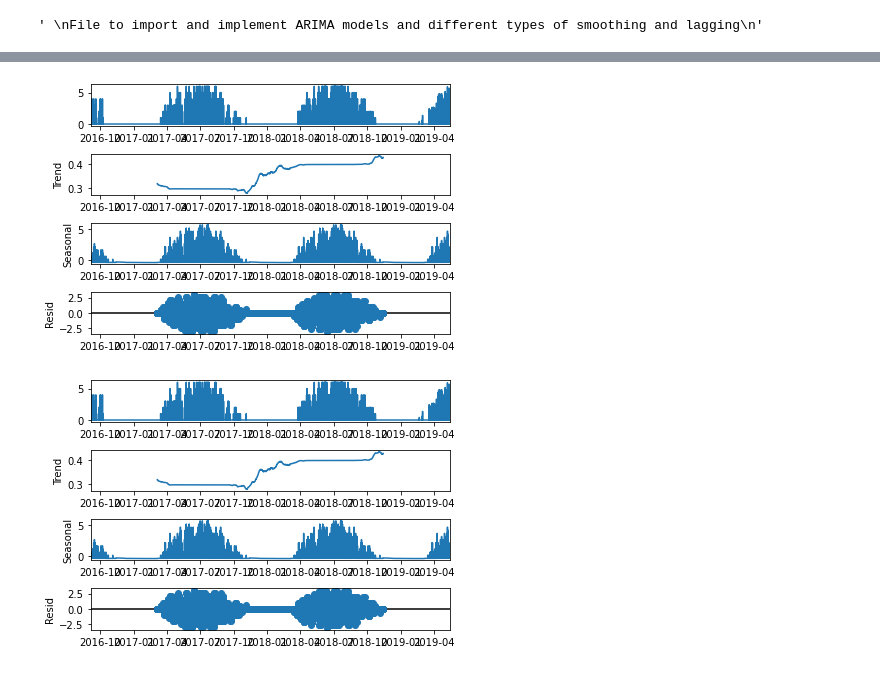
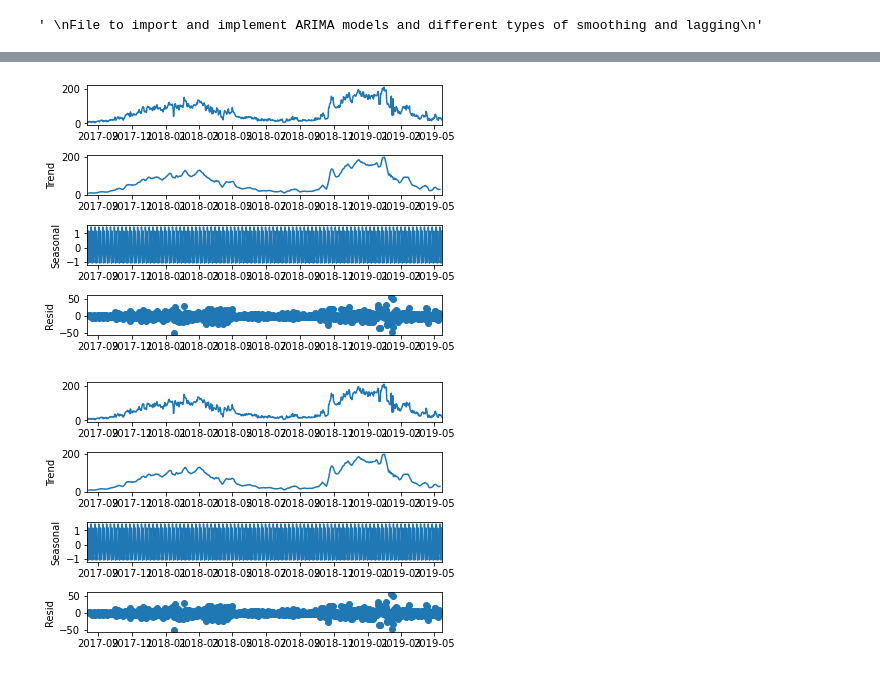
Before and after one commit to 4ug-aug/Otovo-OptimalControl, a Jupyter notebook: models.ipynb, the cells around one changed output, grey strips where cells are left out. Cells and saved outputs as stored; diff of their text form; code cells hidden in the pictures.

Commit message:
Feat: Added basic baseline model

```diff
--- a/models.ipynb
+++ b/models.ipynb
@@ -31,5 +37,5 @@ print(df_prod.head())
 # %%
-def get_series(meter_id, type="prod", start=None, end=None):
+def get_series(meter_id, type="prod", start=None, end=None, agg=None):
     """Create Series from meter_id and type of data
 
     Args:
@@ -37,6 +43,7 @@ def get_series(meter_id, type="prod", start=None, end=None):
         type (str, optional): production or consumption of kwh. Defaults to "prod".
         start (str, optional): timeslot to start series. Defaults to None.
         end (str, optional): timeslot to end series. Defaults to None.
+        agg (str, optional): aggregation of data. One of day, week or month. Defaults to None.
 
     Returns:
         pd.series: series of filtered data
@@ -128,16 +135,31 @@ def get_series(meter_id, type="prod", start=None, end=None):
                 print("Format for input end: ", end)
                 pass
 
+    df_return = df_return.set_index("timeslot").sort_index()
+
+    # If agg is not none
+    if agg is not None:
+        if agg == "day":
+            df_return = df_return.resample("D").sum()
+        elif agg == "week":
+            df_return = df_return.resample("W").sum()
+        elif agg == "month":
+            df_return = df_return.resample("M").sum()
+        else:
+            print("Aggregation not supported")
+            return None
+
     # Return series
-    return df_return.set_index("timeslot").sort_index()
+    return df_return
 # %%
 # Cut data to only use the first year
 series = get_series("28ba7f57-6e83-4341-8078-232c1639e4e3",
-                        type="prod",
+                        type="cons",
                         start=None,
-                        end=None)
+                        end=None,
+                        agg="day")
 # print nan
-print(series.head(15))
+print(series)
 # %% [output]
 Getting series for meter_id: 28ba7f57-6e83-4341-8078-232c1639e4e3
                            num_kwh
@@ -160,7 +180,7 @@ timeslot
 # %%
 # Fit Seasonal Decomposition
-decomp = seasonal_decompose(series, model="additive", period=24*365)
+decomp = seasonal_decompose(series, model="additive")
 decomp.plot()
 # %% [output]
-[figure, old version]
+[figure, new version]
-[figure, old version]
+[figure, new version]
```
Also changed, not shown: parts of 7 cells of this notebook.
